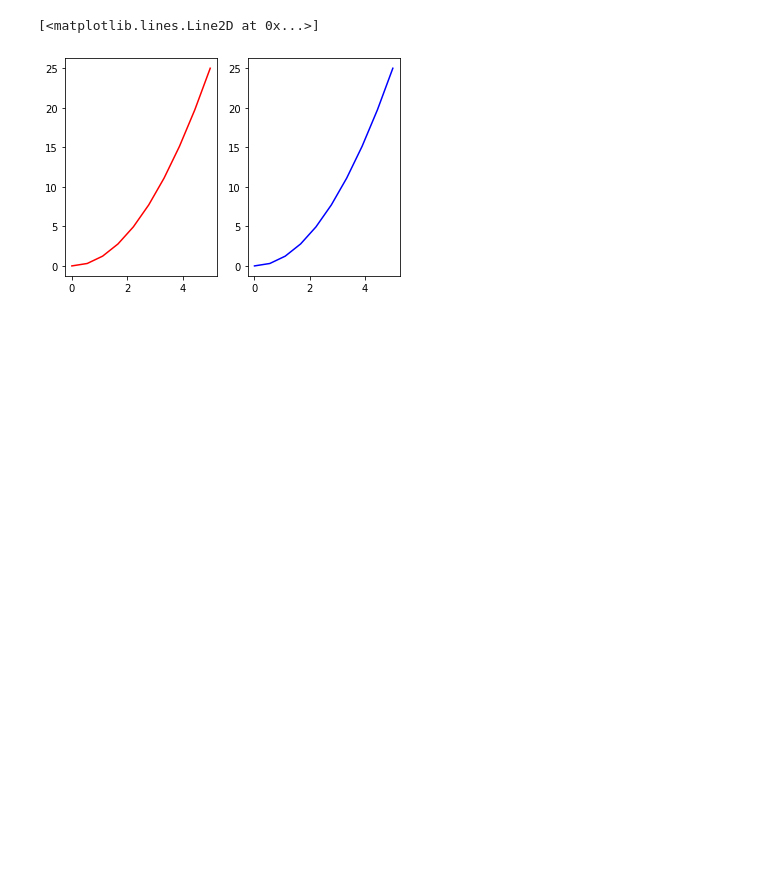
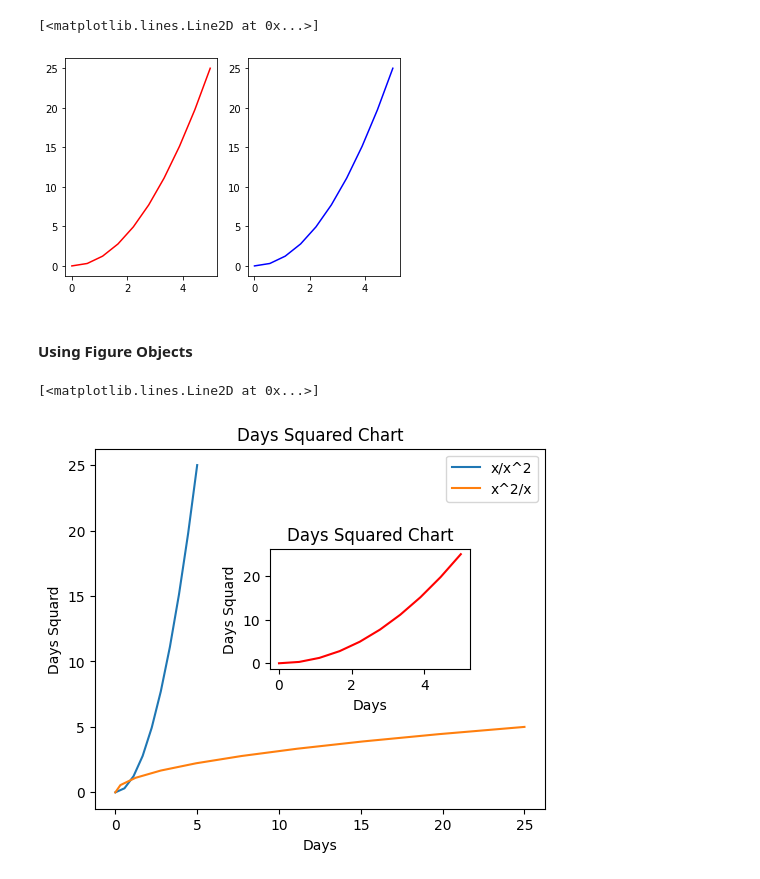
Before and after one commit to clearnandtrain/matplotlibtutorial, a Jupyter notebook: matplotlibtutorial.ipynb, the cells around one changed output. Saved outputs shown, nothing was run; the diff lists cells and outputs as text; code cells hidden in the pictures; blank space fills up the shorter version.

```diff
--- a/matplotlibtutorial.ipynb
+++ b/matplotlibtutorial.ipynb
@@ -47,3 +47,23 @@ plt.plot(x_1, y_1, 'b')
 # %% [output]
 [<matplotlib.lines.Line2D at 0x...>]
 [figure]
+# %% [markdown]
+#### Using Figure Objects
+# %%
+fig_1 = plt.figure(figsize=(5,4), dpi=100)
+axes_1 = fig_1.add_axes([0.1,0.1,0.9,0.9])
+axes_1.set_xlabel('Days')
+axes_1.set_ylabel('Days Squard')
+axes_1.set_title('Days Squared Chart')
+axes_1.plot(x_1,y_1, label='x/x^2')
+axes_1.plot(y_1, x_1, label='x^2/x')
+axes_1.legend(loc=0)
+
+axes_2 = fig_1.add_axes([0.45, 0.45, 0.4, 0.3])
+axes_2.set_xlabel('Days')
+axes_2.set_ylabel('Days Squard')
+axes_2.set_title('Days Squared Chart')
+axes_2.plot(x_1,y_1,'r')
+# %% [output]
+[<matplotlib.lines.Line2D at 0x...>]
+[figure, added]
```
